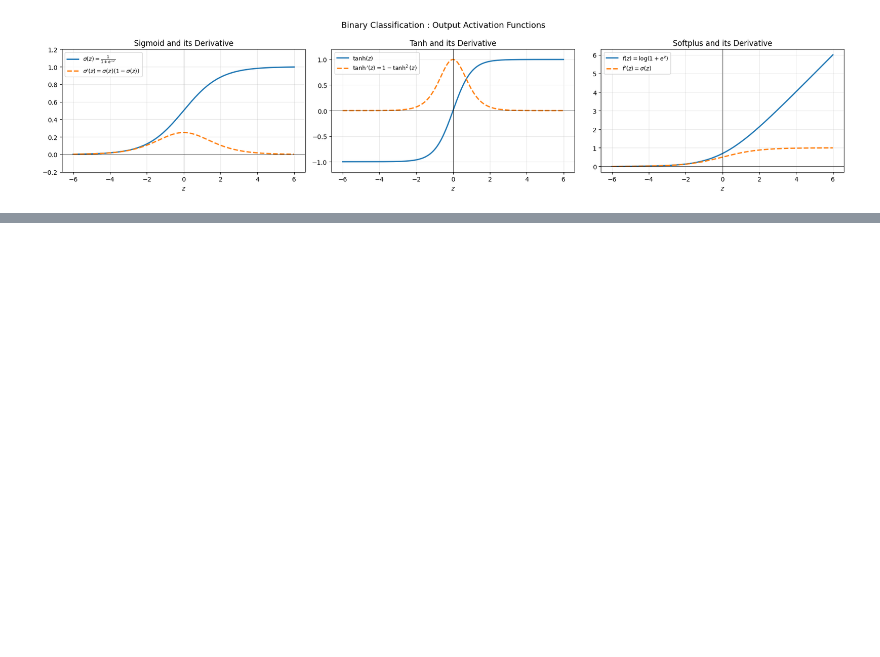
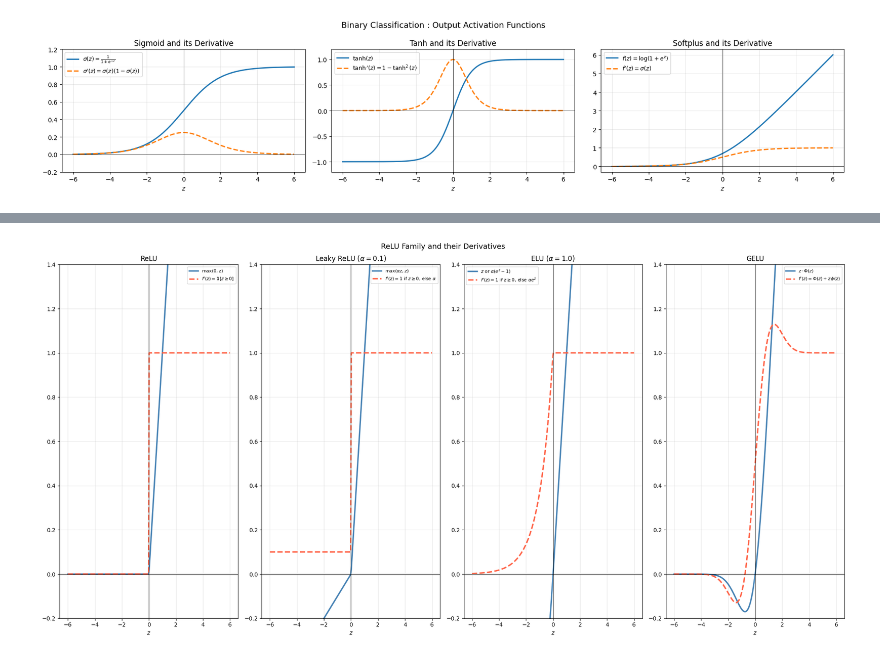
Before and after one commit to nixxdd/DL_network_notes, a Jupyter notebook: activation_functions.ipynb, the cells around one changed output, grey strips where cells are left out. Drawn from its saved outputs; the diff is of its cells as text; code cells hidden in the pictures; blank space fills up the shorter version.

```diff
--- a/activation_functions.ipynb
+++ b/activation_functions.ipynb
@@ -293,0 +343,15 @@ plt.show()
+# %%
+# showcase of the softmax activation layer for multi-class classification for k=4 classes
+np.random.seed(42) # answer to everything
+x = np.random.randn(1, 10) # a random input vector with 10 features (d=10)
+
+# Dense output layer: 4 neurons (one per class) + softmax activation
+# This is W^(L) h + b followed by softmax
+output_layer = tf.keras.layers.Dense(4, activation='softmax')
+probabilities = output_layer(x).numpy()
+
+print("Output probabilities for each class:")
+for i, prob in enumerate(probabilities[0]):
+    print(f"Class {i}: {prob:.4f}")
+
+print("\nSum of probabilities:", np.sum(probabilities[0]))
@@ -293,0 +435,52 @@ plt.show()
+# %%
+z = np.linspace(-6, 6, 300)
+
+alpha_leaky = 0.1
+alpha_elu   = 1.0
+
+relu = np.maximum(0, z)
+leaky_relu  = np.where(z >= 0, z, alpha_leaky * z)
+elu = np.where(z >= 0, z, alpha_elu * (np.exp(z) - 1))
+gelu = z * norm.cdf(z)   # z * Phi(z)
+
+d_relu = np.where(z >= 0, 1, 0)
+d_leaky_relu = np.where(z >= 0, 1, alpha_leaky)
+d_elu = np.where(z >= 0, 1, alpha_elu * np.exp(z))
+d_gelu = norm.cdf(z) + z * norm.pdf(z)
+
+
+configs = [
+    (relu, d_relu,'ReLU',r'$\max(0, z)$', r"$f'(z) = \mathbf{1}[z \geq 0]$"),
+    (leaky_relu, d_leaky_relu, f'Leaky ReLU ($\\alpha={alpha_leaky}$)', r'$\max(\alpha z, z)$', r"$f'(z) = 1$ if $z \geq 0$, else $\alpha$"),
+    (elu, d_elu, f'ELU ($\\alpha={alpha_elu}$)', r'$z$ or $\alpha(e^z - 1)$',  r"$f'(z) = 1$ if $z \geq 0$, else $\alpha e^z$"),
+    (gelu, d_gelu, 'GELU', r'$z \cdot \Phi(z)$', r"$f'(z) = \Phi(z) + z\,\phi(z)$"),
+]
+
+fig, axs = plt.subplots(1, 4, figsize=(20, 10))
+
+for i, (f, df, title, label_f, label_df) in enumerate(configs):
+    # top row: activation
+    axs[i].plot(z, f,  lw=2.5, color='steelblue', label=label_f)
+    axs[i].axhline(0, color='k', lw=0.5)
+    axs[i].axvline(0, color='k', lw=0.5)
+    axs[i].set_title(title, fontsize=12)
+    axs[i].set_xlabel('$z$')
+    axs[i].set_ylim(-2.5, 4)
+    axs[i].legend(fontsize=8)
+    axs[i].grid(True, alpha=0.3)
+
+    # bottom row: derivative
+    axs[i].plot(z, df, lw=2.5, color='tomato', linestyle='--', label=label_df)
+    axs[i].axhline(0, color='k', lw=0.5)
+    axs[i].axvline(0, color='k', lw=0.5)
+    axs[i].set_xlabel('$z$')
+    axs[i].set_ylim(-0.2, 1.4)
+    axs[i].legend(fontsize=8)
+    axs[i].grid(True, alpha=0.3)
+
+plt.suptitle('ReLU Family and their Derivatives',
+             fontsize=13)
+plt.tight_layout()
+plt.show()
+# %% [output]
+[figure, added]
```
Also changed, not shown: parts of 9 cells of this notebook.
